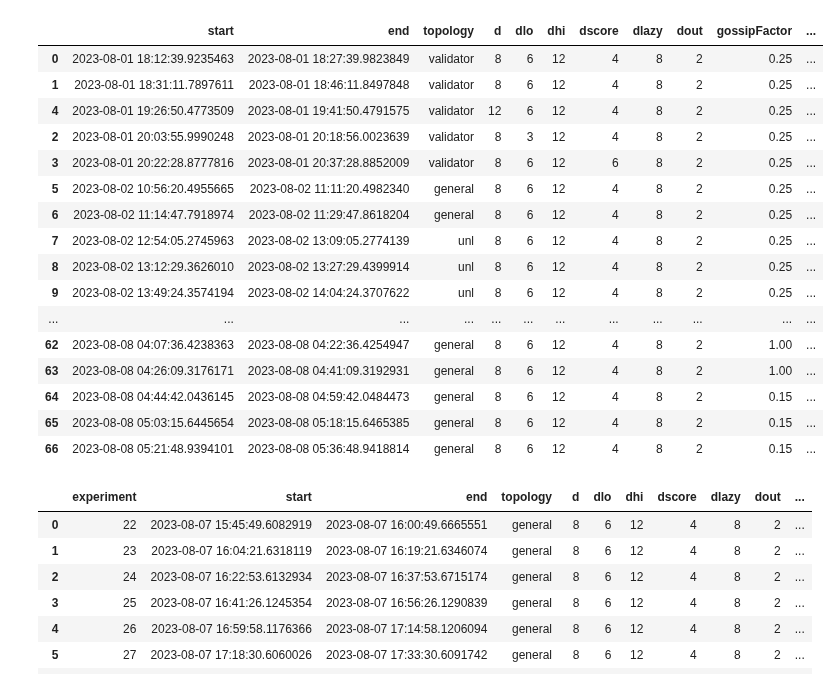
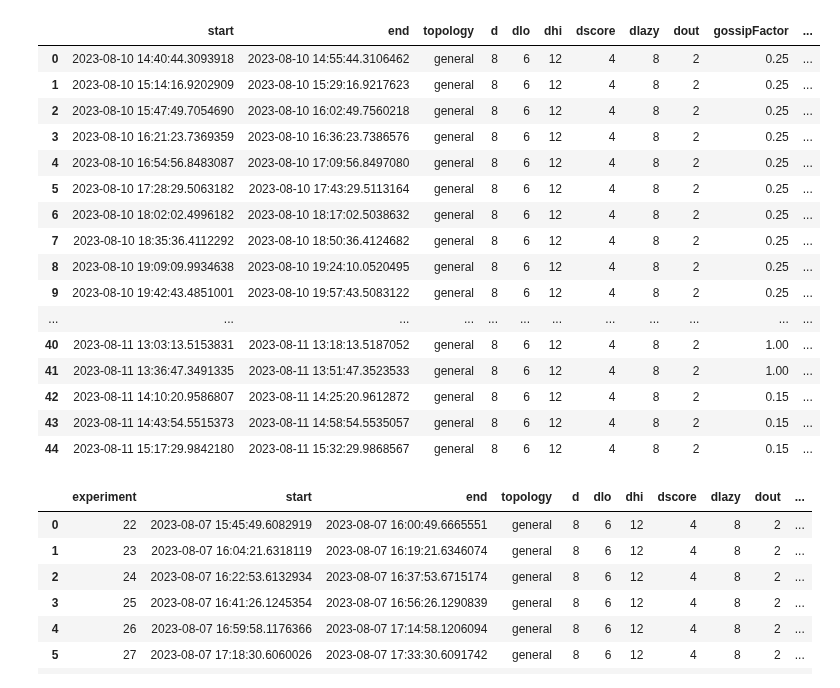
Before and after one commit to FlavScheidt/flexi-pipe, a Jupyter notebook: data/Notebooks/TimeSeries.ipynb, the cells around one changed output. Drawn from its saved outputs; the diff is of its cells as text; code cells hidden in the pictures.

```diff
--- a/data/Notebooks/TimeSeries.ipynb
+++ b/data/Notebooks/TimeSeries.ipynb
@@ -84,44 +84,44 @@ query_api = client.query_api()
 # %%
 # Retrieve experiments data from csv
 data = pd.read_csv('../experiments.csv', header=None)
 df = pd.DataFrame(data)
 
 #Rename columns
 experiments = df.rename(columns={0: "start", 1: "end", 2: "topology", 3: "runtime", 4: "d", 5: "dlo", 6: "dhi", 7: "dscore", 8: "dlazy", 9: "dout", 10: "gossipFactor", 11: "initialDelay", 12: "interval"}, errors='raise')
 
 #Correct timestamp
 experiments["start"] = experiments["start"].str.slice(0, 27)
 experiments["end"] = experiments["end"].str.slice(0, 27)
 
 #String to timestamp
 experiments['startUnix'] = pd.to_datetime(experiments["start"],format="%Y-%m-%d %H:%M:%S.%f").astype('int64') / 10**9
 experiments['endUnix'] = pd.to_datetime(experiments["end"],format="%Y-%m-%d %H:%M:%S.%f").astype('int64') / 10**9
 
 experiments['startUnix'] = pd.to_timedelta(experiments['startUnix'], unit='s').dt.total_seconds().astype(int)#.astype(str)
 experiments['endUnix'] = pd.to_timedelta(experiments['endUnix'], unit='s').dt.total_seconds().astype(int)#.astype(str)
 
 #Drop fields we don't mneed for the moment
 exp = experiments.drop(columns=["runtime", "initialDelay"]).sort_values(by=["start"])
 
-exp.head(100)
+exp.tail(100)
 # %% [output]
 |  | start | end | topology | d | dlo | dhi | dscore | dlazy | dout | gossipFactor | ... |
-| 0 | 2023-08-01 18:12:39.9235463 | 2023-08-01 18:27:39.9823849 | validator | 8 | 6 | 12 | 4 | 8 | 2 | 0.25 | ... |
-| 1 | 2023-08-01 18:31:11.7897611 | 2023-08-01 18:46:11.8497848 | validator | 8 | 6 | 12 | 4 | 8 | 2 | 0.25 | ... |
-| 4 | 2023-08-01 19:26:50.4773509 | 2023-08-01 19:41:50.4791575 | validator | 12 | 6 | 12 | 4 | 8 | 2 | 0.25 | ... |
-| 2 | 2023-08-01 20:03:55.9990248 | 2023-08-01 20:18:56.0023639 | validator | 8 | 3 | 12 | 4 | 8 | 2 | 0.25 | ... |
-| 3 | 2023-08-01 20:22:28.8777816 | 2023-08-01 20:37:28.8852009 | validator | 8 | 6 | 12 | 6 | 8 | 2 | 0.25 | ... |
-| 5 | 2023-08-02 10:56:20.4955665 | 2023-08-02 11:11:20.4982340 | general | 8 | 6 | 12 | 4 | 8 | 2 | 0.25 | ... |
-| 6 | 2023-08-02 11:14:47.7918974 | 2023-08-02 11:29:47.8618204 | general | 8 | 6 | 12 | 4 | 8 | 2 | 0.25 | ... |
-| 7 | 2023-08-02 12:54:05.2745963 | 2023-08-02 13:09:05.2774139 | unl | 8 | 6 | 12 | 4 | 8 | 2 | 0.25 | ... |
-| 8 | 2023-08-02 13:12:29.3626010 | 2023-08-02 13:27:29.4399914 | unl | 8 | 6 | 12 | 4 | 8 | 2 | 0.25 | ... |
-| 9 | 2023-08-02 13:49:24.3574194 | 2023-08-02 14:04:24.3707622 | unl | 8 | 6 | 12 | 4 | 8 | 2 | 0.25 | ... |
+| 0 | 2023-08-10 14:40:44.3093918 | 2023-08-10 14:55:44.3106462 | general | 8 | 6 | 12 | 4 | 8 | 2 | 0.25 | ... |
+| 1 | 2023-08-10 15:14:16.9202909 | 2023-08-10 15:29:16.9217623 | general | 8 | 6 | 12 | 4 | 8 | 2 | 0.25 | ... |
+| 2 | 2023-08-10 15:47:49.7054690 | 2023-08-10 16:02:49.7560218 | general | 8 | 6 | 12 | 4 | 8 | 2 | 0.25 | ... |
+| 3 | 2023-08-10 16:21:23.7369359 | 2023-08-10 16:36:23.7386576 | general | 8 | 6 | 12 | 4 | 8 | 2 | 0.25 | ... |
+| 4 | 2023-08-10 16:54:56.8483087 | 2023-08-10 17:09:56.8497080 | general | 8 | 6 | 12 | 4 | 8 | 2 | 0.25 | ... |
+| 5 | 2023-08-10 17:28:29.5063182 | 2023-08-10 17:43:29.5113164 | general | 8 | 6 | 12 | 4 | 8 | 2 | 0.25 | ... |
+| 6 | 2023-08-10 18:02:02.4996182 | 2023-08-10 18:17:02.5038632 | general | 8 | 6 | 12 | 4 | 8 | 2 | 0.25 | ... |
+| 7 | 2023-08-10 18:35:36.4112292 | 2023-08-10 18:50:36.4124682 | general | 8 | 6 | 12 | 4 | 8 | 2 | 0.25 | ... |
+| 8 | 2023-08-10 19:09:09.9934638 | 2023-08-10 19:24:10.0520495 | general | 8 | 6 | 12 | 4 | 8 | 2 | 0.25 | ... |
+| 9 | 2023-08-10 19:42:43.4851001 | 2023-08-10 19:57:43.5083122 | general | 8 | 6 | 12 | 4 | 8 | 2 | 0.25 | ... |
 | ... | ... | ... | ... | ... | ... | ... | ... | ... | ... | ... | ... |
-| 62 | 2023-08-08 04:07:36.4238363 | 2023-08-08 04:22:36.4254947 | general | 8 | 6 | 12 | 4 | 8 | 2 | 1.00 | ... |
-| 63 | 2023-08-08 04:26:09.3176171 | 2023-08-08 04:41:09.3192931 | general | 8 | 6 | 12 | 4 | 8 | 2 | 1.00 | ... |
-| 64 | 2023-08-08 04:44:42.0436145 | 2023-08-08 04:59:42.0484473 | general | 8 | 6 | 12 | 4 | 8 | 2 | 0.15 | ... |
-| 65 | 2023-08-08 05:03:15.6445654 | 2023-08-08 05:18:15.6465385 | general | 8 | 6 | 12 | 4 | 8 | 2 | 0.15 | ... |
-| 66 | 2023-08-08 05:21:48.9394101 | 2023-08-08 05:36:48.9418814 | general | 8 | 6 | 12 | 4 | 8 | 2 | 0.15 | ... |
+| 40 | 2023-08-11 13:03:13.5153831 | 2023-08-11 13:18:13.5187052 | general | 8 | 6 | 12 | 4 | 8 | 2 | 1.00 | ... |
+| 41 | 2023-08-11 13:36:47.3491335 | 2023-08-11 13:51:47.3523533 | general | 8 | 6 | 12 | 4 | 8 | 2 | 1.00 | ... |
+| 42 | 2023-08-11 14:10:20.9586807 | 2023-08-11 14:25:20.9612872 | general | 8 | 6 | 12 | 4 | 8 | 2 | 0.15 | ... |
+| 43 | 2023-08-11 14:43:54.5515373 | 2023-08-11 14:58:54.5535057 | general | 8 | 6 | 12 | 4 | 8 | 2 | 0.15 | ... |
+| 44 | 2023-08-11 15:17:29.9842180 | 2023-08-11 15:32:29.9868567 | general | 8 | 6 | 12 | 4 | 8 | 2 | 0.15 | ... |
 # %%
 #Get times for different intervals
 # intervals = exp["interval"].drop_duplicates().sort_values().reset_index(drop=True)
```
Also changed, not shown: 7 other files.
